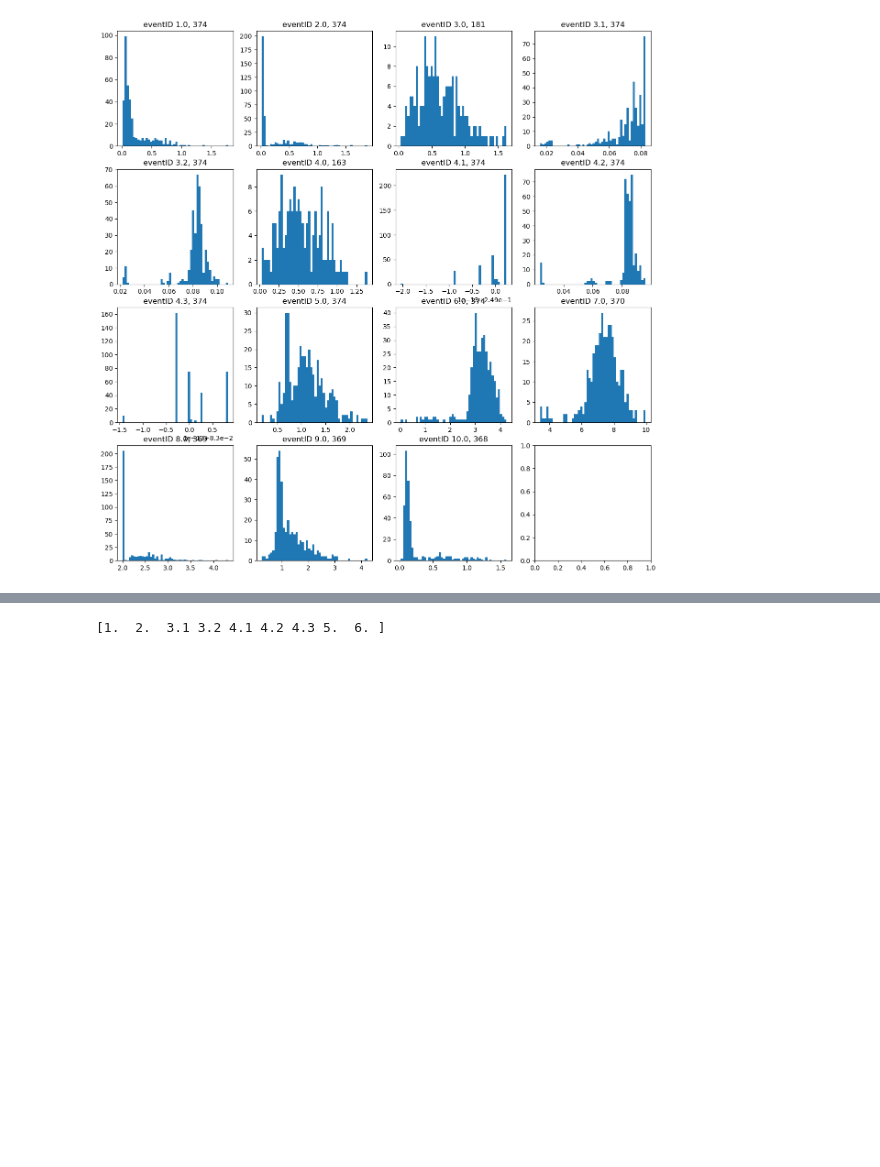
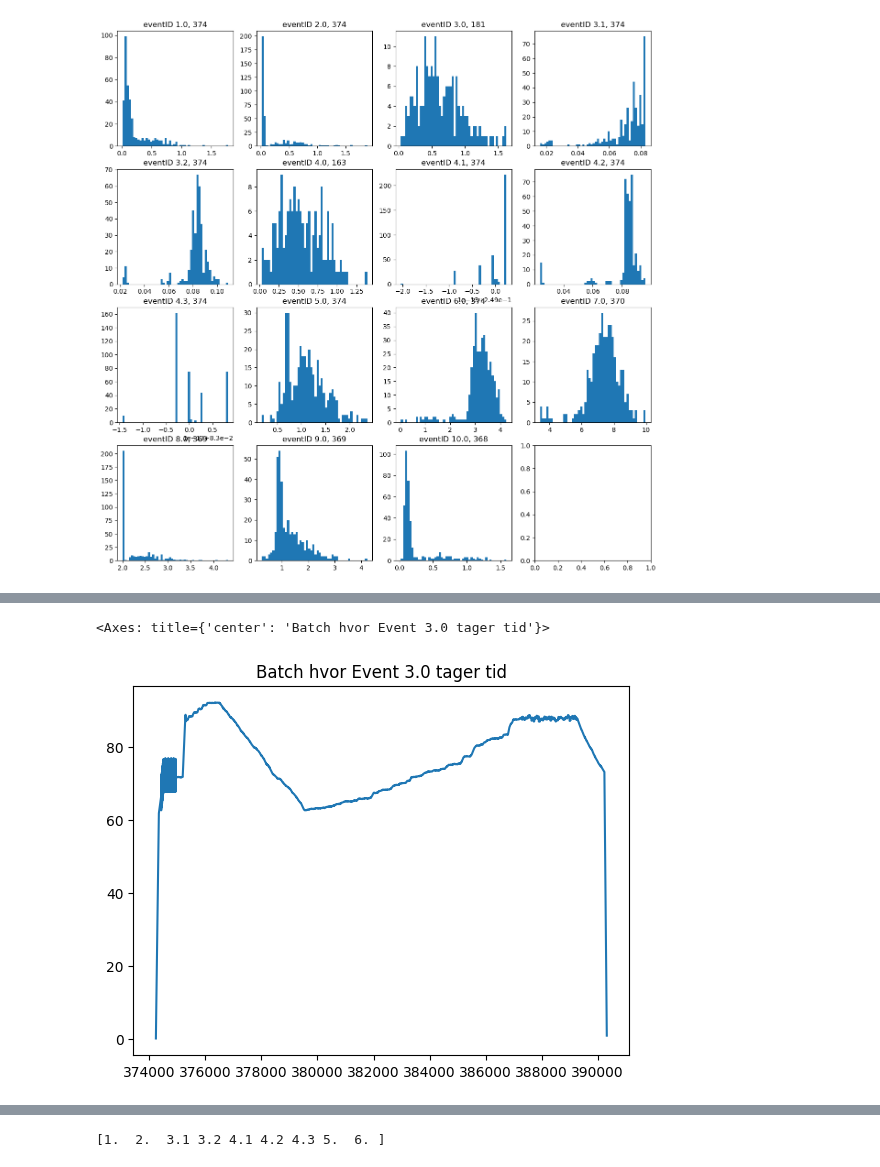
Before and after one commit to jonasbruhub/Analysis-of-Production-flow-systems-with-focus-on-industry, a Jupyter notebook: Simulations and code/Multiple Cycle Data exploration.ipynb, the cells around one changed output, grey strips where cells are left out. Drawn from its saved outputs; the diff is of its cells as text; code cells hidden in the pictures; blank space fills up the shorter version.

```diff
--- a/Simulations and code/Multiple Cycle Data exploration.ipynb
+++ b/Simulations and code/Multiple Cycle Data exploration.ipynb
@@ -258,0 +282,5 @@ for idx, frameID in enumerate(frameIDList):
+# %%
+c_production[c_production["BatchID"] == 23]["L1_WithSensorNoise_PV"].plot.line(title='Batch hvor Event 3.0 tager tid')
+# %% [output]
+<Axes: title={'center': 'Batch hvor Event 3.0 tager tid'}>
+[figure, added]
```
Also changed, not shown: parts of 19 cells of this notebook.
